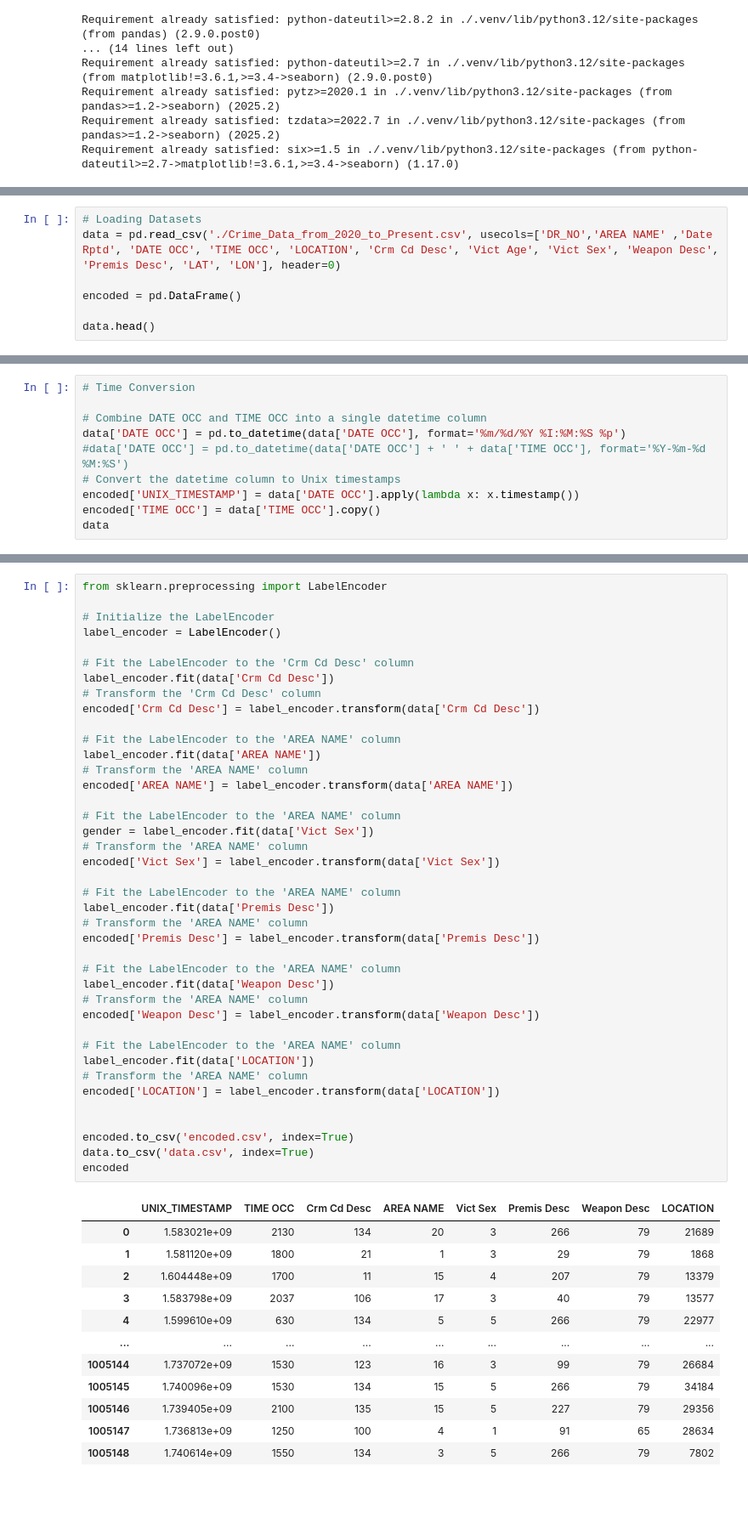
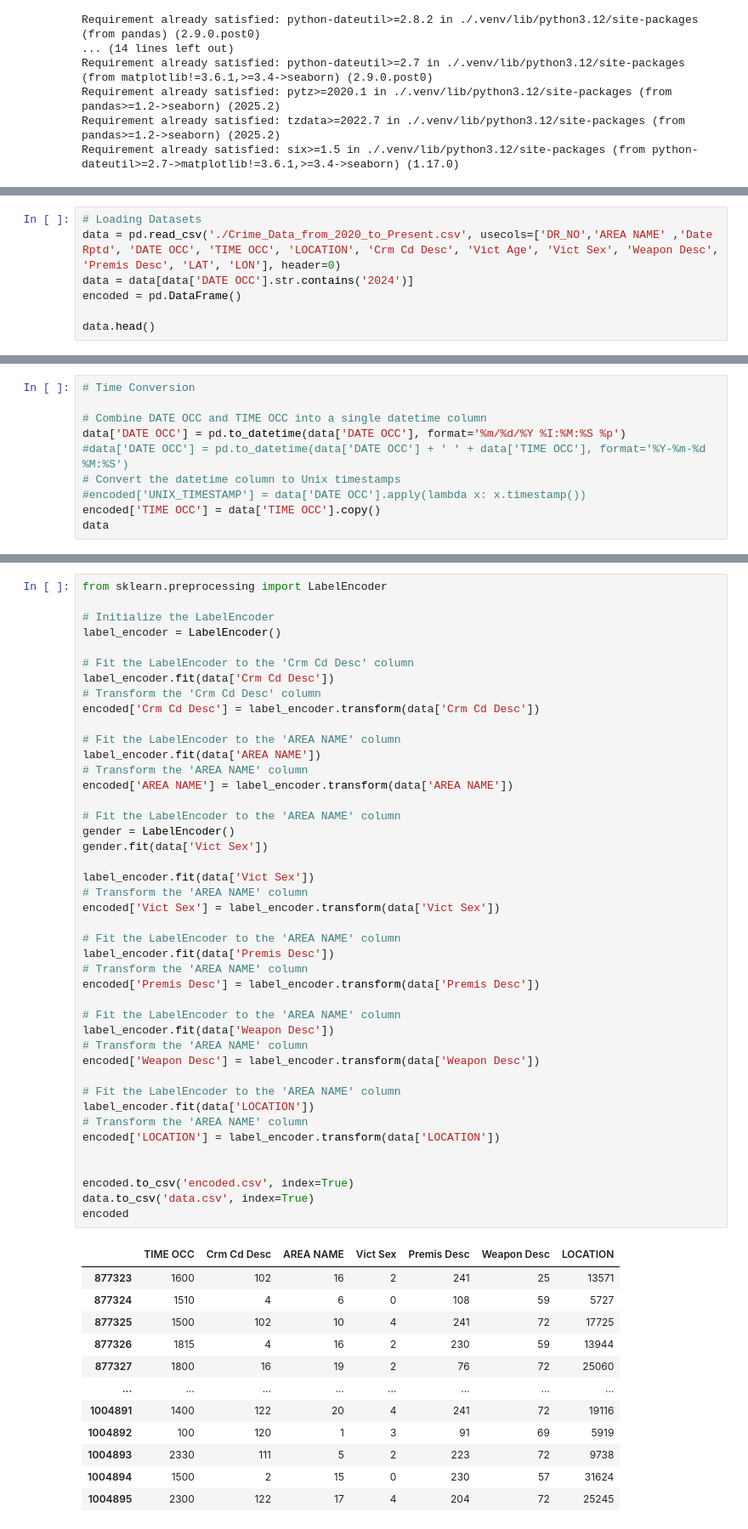
Before and after one commit to Maytastico/data-science-exam, a Jupyter notebook: classification.ipynb, the cells around one changed output, grey strips where cells are left out. Shown at 85% size. Drawn from its saved outputs; the diff is of its cells as text; blank space fills up the shorter version.

```diff
--- a/classification.ipynb
+++ b/classification.ipynb
@@ -31,7 +32,7 @@ import seaborn as sns
 # %%
 # Loading Datasets
 data = pd.read_csv('./Crime_Data_from_2020_to_Present.csv', usecols=['DR_NO','AREA NAME' ,'Date Rptd', 'DATE OCC', 'TIME OCC', 'LOCATION', 'Crm Cd Desc', 'Vict Age', 'Vict Sex', 'Weapon Desc', 'Premis Desc', 'LAT', 'LON'], header=0)
-
+data = data[data['DATE OCC'].str.contains('2024')]
 encoded = pd.DataFrame()
 
 data.head()
@@ -49,7 +50,7 @@ data.head()
 data['DATE OCC'] = pd.to_datetime(data['DATE OCC'], format='%m/%d/%Y %I:%M:%S %p')
 #data['DATE OCC'] = pd.to_datetime(data['DATE OCC'] + ' ' + data['TIME OCC'], format='%Y-%m-%d %M:%S')
 # Convert the datetime column to Unix timestamps
-encoded['UNIX_TIMESTAMP'] = data['DATE OCC'].apply(lambda x: x.timestamp())
+#encoded['UNIX_TIMESTAMP'] = data['DATE OCC'].apply(lambda x: x.timestamp())
 encoded['TIME OCC'] = data['TIME OCC'].copy()
 data
 # %% [output]
@@ -79,43 +80,46 @@ encoded['Crm Cd Desc'] = label_encoder.transform(data['Crm Cd Desc'])
 
 # Fit the LabelEncoder to the 'AREA NAME' column
 label_encoder.fit(data['AREA NAME'])
 # Transform the 'AREA NAME' column
 encoded['AREA NAME'] = label_encoder.transform(data['AREA NAME'])
 
 # Fit the LabelEncoder to the 'AREA NAME' column
-gender = label_encoder.fit(data['Vict Sex'])
+gender = LabelEncoder()
+gender.fit(data['Vict Sex'])
+
+label_encoder.fit(data['Vict Sex'])
 # Transform the 'AREA NAME' column
 encoded['Vict Sex'] = label_encoder.transform(data['Vict Sex'])
 
 # Fit the LabelEncoder to the 'AREA NAME' column
 label_encoder.fit(data['Premis Desc'])
 # Transform the 'AREA NAME' column
 encoded['Premis Desc'] = label_encoder.transform(data['Premis Desc'])
 
 # Fit the LabelEncoder to the 'AREA NAME' column
 label_encoder.fit(data['Weapon Desc'])
 # Transform the 'AREA NAME' column
 encoded['Weapon Desc'] = label_encoder.transform(data['Weapon Desc'])
 
 # Fit the LabelEncoder to the 'AREA NAME' column
 label_encoder.fit(data['LOCATION'])
 # Transform the 'AREA NAME' column
 encoded['LOCATION'] = label_encoder.transform(data['LOCATION'])
 
 
 encoded.to_csv('encoded.csv', index=True)
 data.to_csv('data.csv', index=True)
 encoded
 # %% [output]
-|  | UNIX_TIMESTAMP | TIME OCC | Crm Cd Desc | AREA NAME | Vict Sex | Premis Desc | Weapon Desc | LOCATION |
-| 0 | 1.583021e+09 | 2130 | 134 | 20 | 3 | 266 | 79 | 21689 |
-| 1 | 1.581120e+09 | 1800 | 21 | 1 | 3 | 29 | 79 | 1868 |
-| 2 | 1.604448e+09 | 1700 | 11 | 15 | 4 | 207 | 79 | 13379 |
-| 3 | 1.583798e+09 | 2037 | 106 | 17 | 3 | 40 | 79 | 13577 |
-| 4 | 1.599610e+09 | 630 | 134 | 5 | 5 | 266 | 79 | 22977 |
-| ... | ... | ... | ... | ... | ... | ... | ... | ... |
-| 1005144 | 1.737072e+09 | 1530 | 123 | 16 | 3 | 99 | 79 | 26684 |
-| 1005145 | 1.740096e+09 | 1530 | 134 | 15 | 5 | 266 | 79 | 34184 |
-| 1005146 | 1.739405e+09 | 2100 | 135 | 15 | 5 | 227 | 79 | 29356 |
-| 1005147 | 1.736813e+09 | 1250 | 100 | 4 | 1 | 91 | 65 | 28634 |
-| 1005148 | 1.740614e+09 | 1550 | 134 | 3 | 5 | 266 | 79 | 7802 |
+|  | TIME OCC | Crm Cd Desc | AREA NAME | Vict Sex | Premis Desc | Weapon Desc | LOCATION |
+| 877323 | 1600 | 102 | 16 | 2 | 241 | 25 | 13571 |
+| 877324 | 1510 | 4 | 6 | 0 | 108 | 59 | 5727 |
+| 877325 | 1500 | 102 | 10 | 4 | 241 | 72 | 17725 |
+| 877326 | 1815 | 4 | 16 | 2 | 230 | 59 | 13944 |
+| 877327 | 1800 | 16 | 19 | 2 | 76 | 72 | 25060 |
+| ... | ... | ... | ... | ... | ... | ... | ... |
+| 1004891 | 1400 | 122 | 20 | 4 | 241 | 72 | 19116 |
+| 1004892 | 100 | 120 | 1 | 3 | 91 | 69 | 5919 |
+| 1004893 | 2330 | 111 | 5 | 2 | 223 | 72 | 9738 |
+| 1004894 | 1500 | 2 | 15 | 0 | 230 | 57 | 31624 |
+| 1004895 | 2300 | 122 | 17 | 4 | 204 | 72 | 25245 |
```
Also changed, not shown: parts of 9 cells of this notebook, 14 other files.
